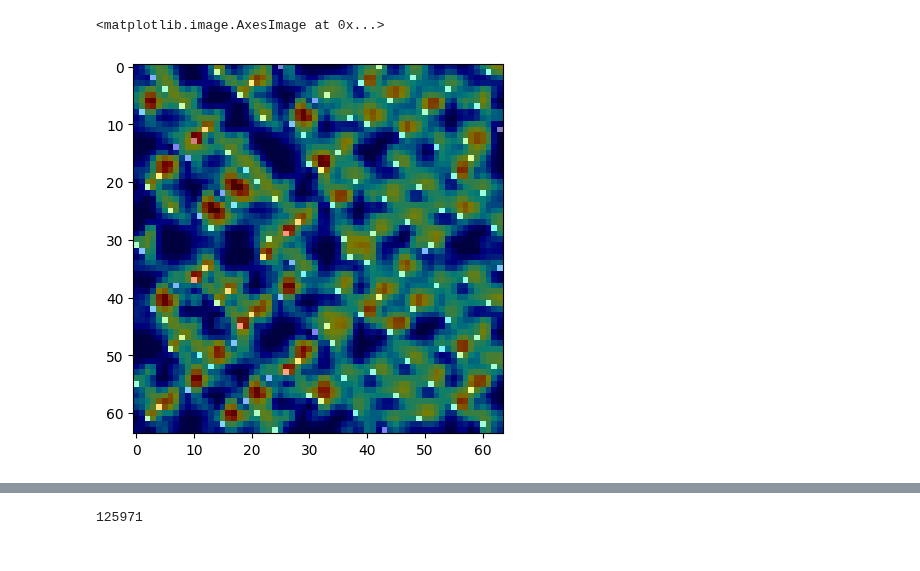
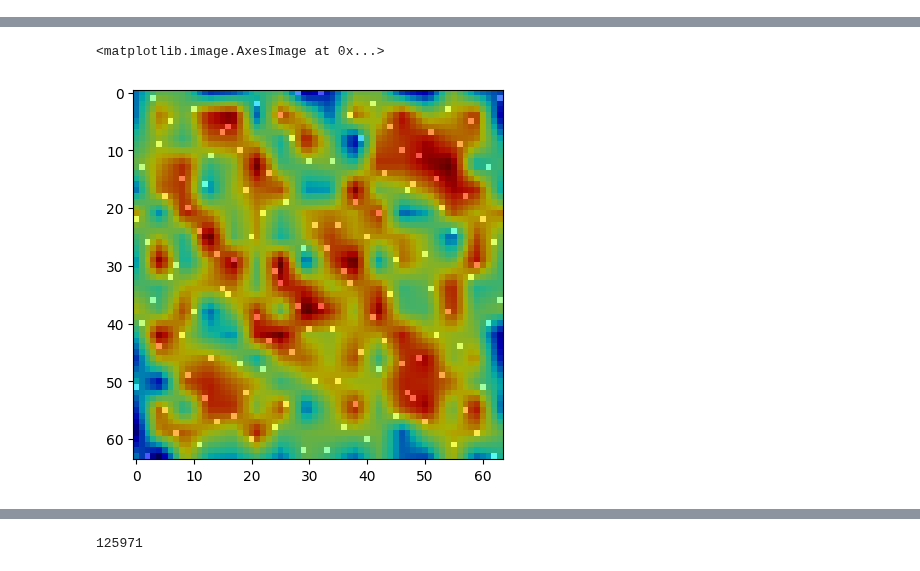
Before and after one commit to Kayzi0/ExplainBlobs, a Jupyter notebook: regression.ipynb, the cells around one changed output, grey strips where cells are left out. Drawn from its saved outputs; the diff is of its cells as text; code cells hidden in the pictures.

```diff
--- a/regression.ipynb
+++ b/regression.ipynb
@@ -27,5 +18,5 @@ To enable them in other operations, rebuild TensorFlow with the appropriate comp
 # %%
-N = 1000
+N = 150
 n_exp = 7
 n_pts = 2**7
 size = 64
@@ -56,14 +27,24 @@ def generate_quasi_img(n_exp = 7, size = 64, n_pts = 128):
 from tqdm import tqdm
 for i in tqdm(range(N)):
     if labels[i] == 0:
-        x = generate_quasi_img(n_exp=n_exp, size=size, n_pts=n_pts)
+        x = generator.generate_quasi_img()
     elif labels[i] == 1:
-        x = generate_pseudo_img(n_pts=128, size=size)
+        x = generator.generate_pseudo_img()
+    elif labels[i] == 2:
+        x = generator.generate_2d_power(pow = 1.5)
+    elif labels[i] == 3:
+        x = generator.generate_2d_normal()
     imgs[:,:,i] = x
-# %%
-model = tf.keras.models.load_model("models/model10_distro")
-plt.imshow(imgs[:,:,2], cmap = 'gray')
-plt.imshow(GradCam(imgs[:,:,2], model, -6), cmap ='jet', alpha = 0.5)
-# %% [output]
-<matplotlib.image.AxesImage at 0x...>
-[figure, removed]
+# %%
+from tf_keras_vis.scorecam import Scorecam
+from tf_keras_vis.utils.scores import CategoricalScore
+model = tf.keras.models.load_model("models/model30_distro")
+
+scorecam = Scorecam(model)
+img = imgs[:,:,0]
+img = np.expand_dims(img, -1)
+label = labels[0]
+map = scorecam(CategoricalScore(label), img).squeeze()
+plt.imshow(img, cmap = 'gray')
+plt.imshow(map, cmap = 'jet', alpha = 0.7)
+# %% [output]
@@ -70,2 +52,4 @@ plt.imshow(GradCam(imgs[:,:,2], model, -6), cmap ='jet', alpha = 0.5)
+<matplotlib.image.AxesImage at 0x...>
+[figure, added]
 # %%
 #make gradcam heatmap for every image and normalise
```
Also changed, not shown: parts of 4 cells of this notebook, 1 other file.
